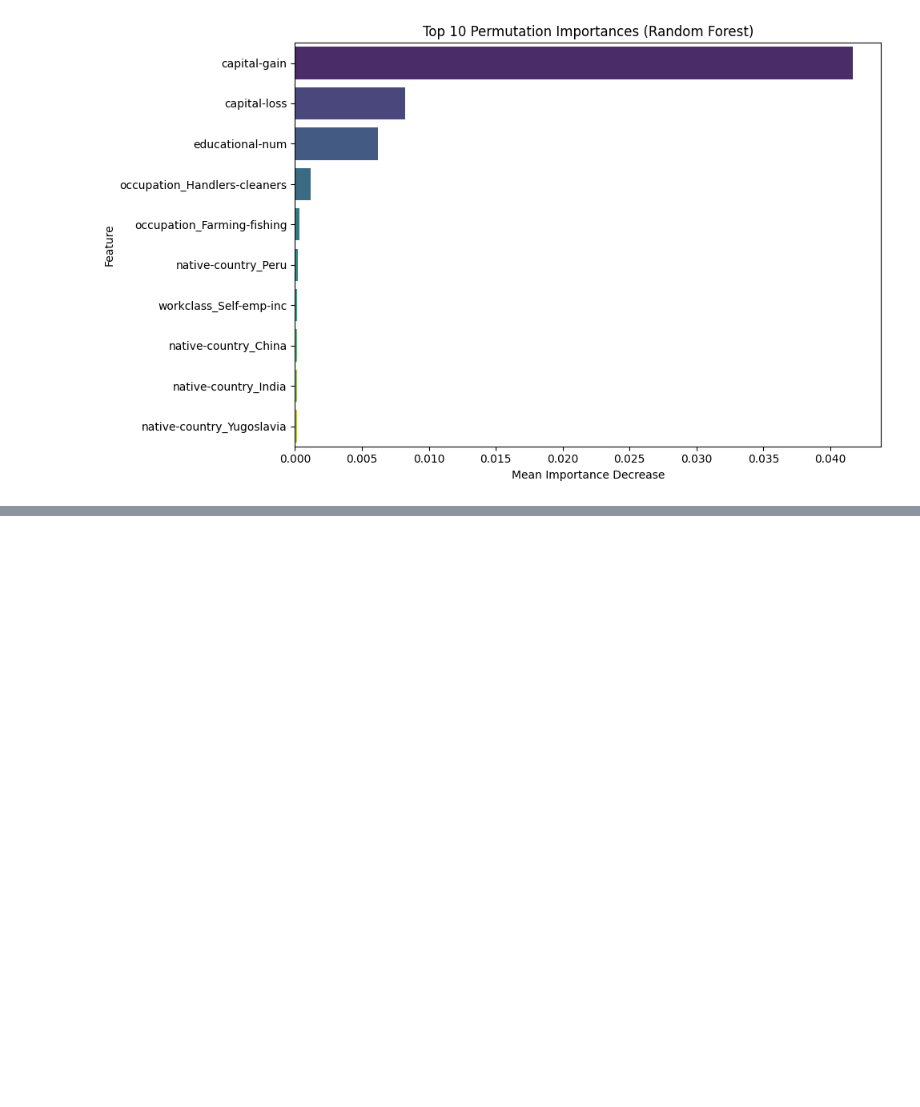
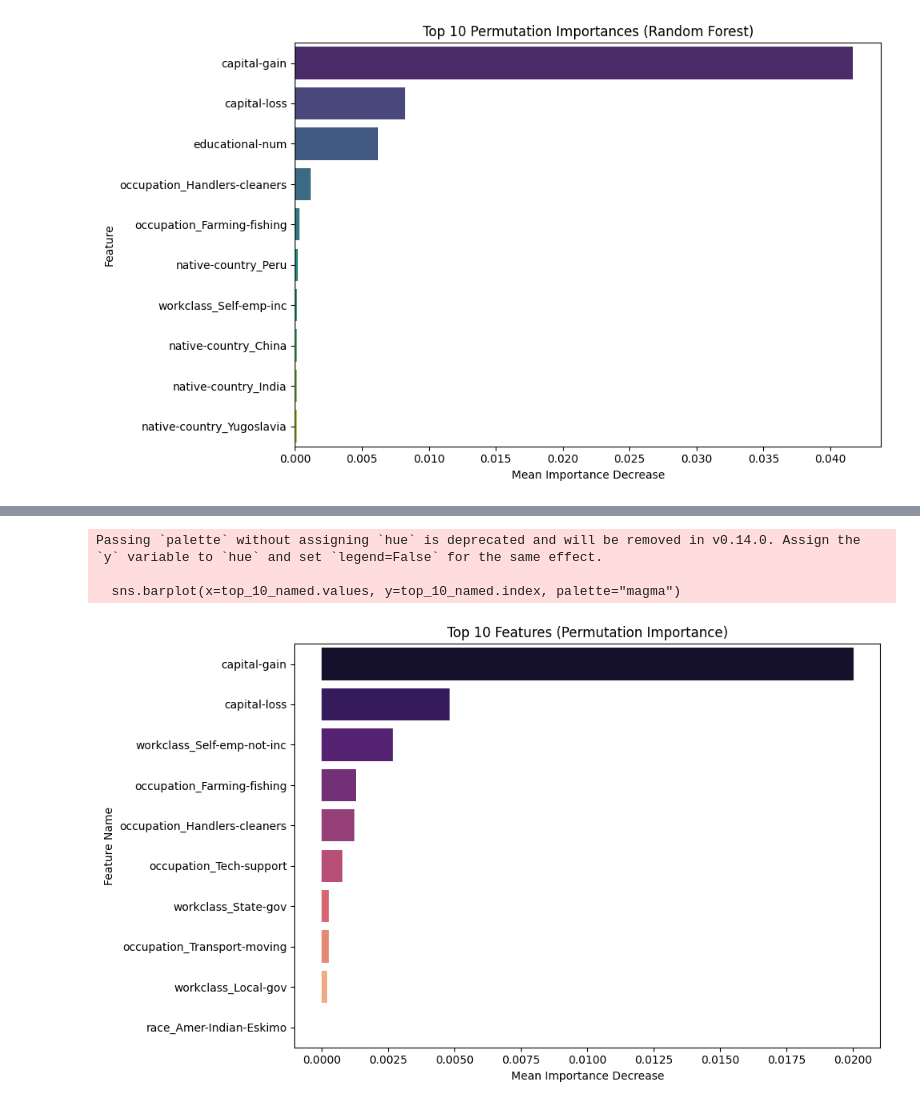
Before and after one commit to MohamedMadhoun/AdultIncomeClassificationProject, a Jupyter notebook: Adult_Income_Classification_Project.ipynb, the cells around one changed output, grey strips where cells are left out. Drawn from its saved outputs; the diff is of its cells as text; code cells hidden in the pictures; blank space fills up the shorter version.

```diff
--- a/Adult_Income_Classification_Project.ipynb
+++ b/Adult_Income_Classification_Project.ipynb
@@ -559,0 +609,24 @@ Passing `palette` without assigning `hue` is deprecated and will be removed in v
+# %%
+pca_feature_names = ['PCA_1', 'PCA_2', 'PCA_3']
+all_combined_feature_names = all_feature_names + pca_feature_names
+# This returns a boolean mask for the selected features.
+selected_mask = selector.get_support()
+
+# We use the mask to extract the names.
+selected_feature_names = np.array(all_combined_feature_names)[selected_mask]
+# Use actual feature names instead of numbers.
+importances_named = pd.Series(result.importances_mean, index=selected_feature_names)
+top_10_named = importances_named.sort_values(ascending=False)[:10]
+
+plt.figure(figsize=(10, 6))
+sns.barplot(x=top_10_named.values, y=top_10_named.index, palette="magma")
+plt.title("Top 10 Features (Permutation Importance)")
+plt.xlabel("Mean Importance Decrease")
+plt.ylabel("Feature Name")
+plt.tight_layout()
+plt.show()
+# %% [output]
+Passing `palette` without assigning `hue` is deprecated and will be removed in v0.14.0. Assign the `y` variable to `hue` and set `legend=False` for the same effect.
+
+  sns.barplot(x=top_10_named.values, y=top_10_named.index, palette="magma")
+[figure, added]
```
Also changed, not shown: parts of 4 cells of this notebook.
